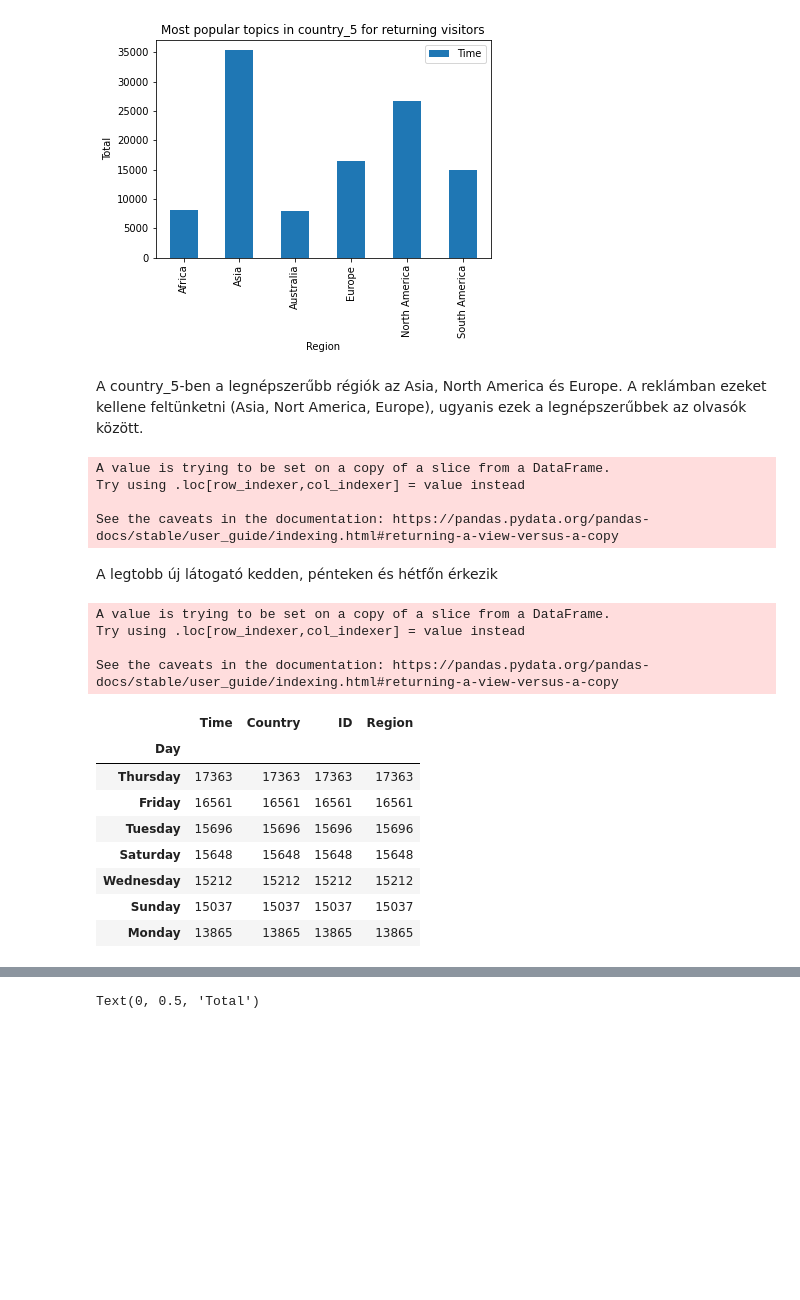
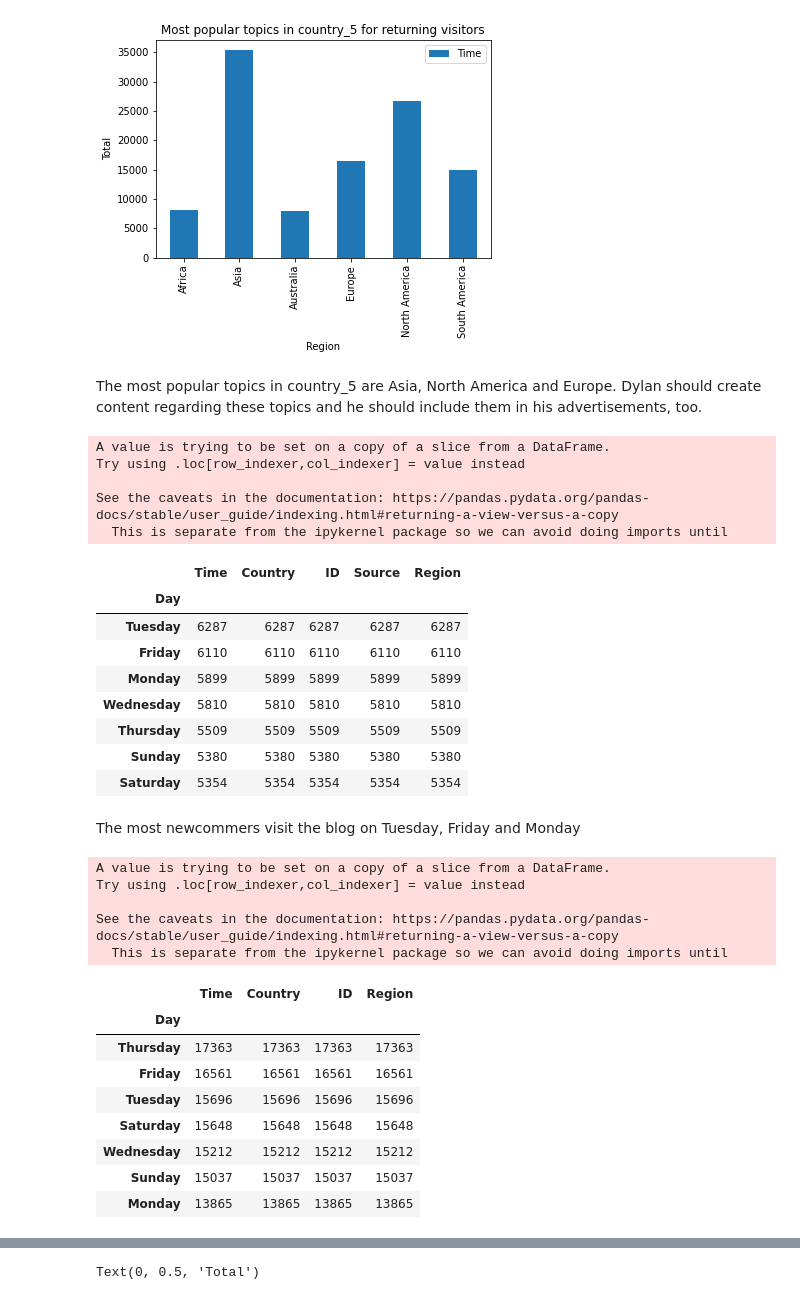
Before and after one commit to tboth/Data36---Final-task, a Jupyter notebook: analysis.ipynb, the cells around one changed output, grey strips where cells are left out. Saved outputs shown, nothing was run; the diff lists cells and outputs as text; code cells hidden in the pictures; blank space fills up the shorter version.

```diff
--- a/analysis.ipynb
+++ b/analysis.ipynb
@@ -251,30 +312,42 @@ plt.ylabel('Total')
 Text(0, 0.5, 'Total')
 [figure]
 # %% [markdown]
-A country_5-ben a legnépszerűbb régiók az Asia, North America és Europe. A reklámban ezeket kellene feltünketni (Asia, Nort America, Europe), ugyanis ezek a legnépszerűbbek az olvasók között.
+The most popular topics in country_5 are Asia, North America and Europe. Dylan should create content regarding these topics and he should include them in his advertisements, too.
 # %%
+#counting newcommers by day in country_5
 country_5 = new[(new["Country"] == 'country_5')]
 country_5['Day'] = pd.to_datetime(country_5['Time'], format="%Y-%m-%d %H:%M:%S").dt.day_name()
 days = country_5.groupby("Day").count().sort_values("Time", ascending=False)
-days.to_csv('new_visitors_by_day.csv')
+days
 # %% [output]
 A value is trying to be set on a copy of a slice from a DataFrame.
 Try using .loc[row_indexer,col_indexer] = value instead
 
 See the caveats in the documentation: https://pandas.pydata.org/pandas-docs/stable/user_guide/indexing.html#returning-a-view-versus-a-copy
+  This is separate from the ipykernel package so we can avoid doing imports until
+|  | Time | Country | ID | Source | Region |
+| Day |  |  |  |  |  |
+| Tuesday | 6287 | 6287 | 6287 | 6287 | 6287 |
+| Friday | 6110 | 6110 | 6110 | 6110 | 6110 |
+| Monday | 5899 | 5899 | 5899 | 5899 | 5899 |
+| Wednesday | 5810 | 5810 | 5810 | 5810 | 5810 |
+| Thursday | 5509 | 5509 | 5509 | 5509 | 5509 |
+| Sunday | 5380 | 5380 | 5380 | 5380 | 5380 |
+| Saturday | 5354 | 5354 | 5354 | 5354 | 5354 |
 # %% [markdown]
-A legtobb új látogató kedden, pénteken és hétfőn érkezik
+The most newcommers visit the blog on Tuesday, Friday and Monday
 # %%
+#counting recurring visitors by day in country_5
 country_5 = rec[(rec["Country"] == 'country_5')]
 country_5['Day'] = pd.to_datetime(country_5['Time'], format="%Y-%m-%d %H:%M:%S").dt.day_name()
 days = country_5.groupby("Day").count().sort_values("Time", ascending=False)
-days.to_csv('rec_visitors_by_day.csv')
 days
 # %% [output]
 A value is trying to be set on a copy of a slice from a DataFrame.
 Try using .loc[row_indexer,col_indexer] = value instead
 
 See the caveats in the documentation: https://pandas.pydata.org/pandas-docs/stable/user_guide/indexing.html#returning-a-view-versus-a-copy
+  This is separate from the ipykernel package so we can avoid doing imports until
 |  | Time | Country | ID | Region |
 | Day |  |  |  |  |
 | Thursday | 17363 | 17363 | 17363 | 17363 |
```
Also changed, not shown: parts of 43 cells of this notebook, 2 other files.
